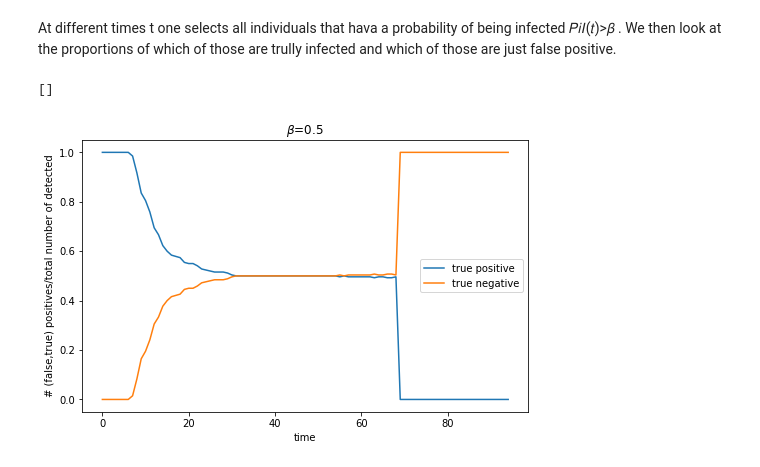
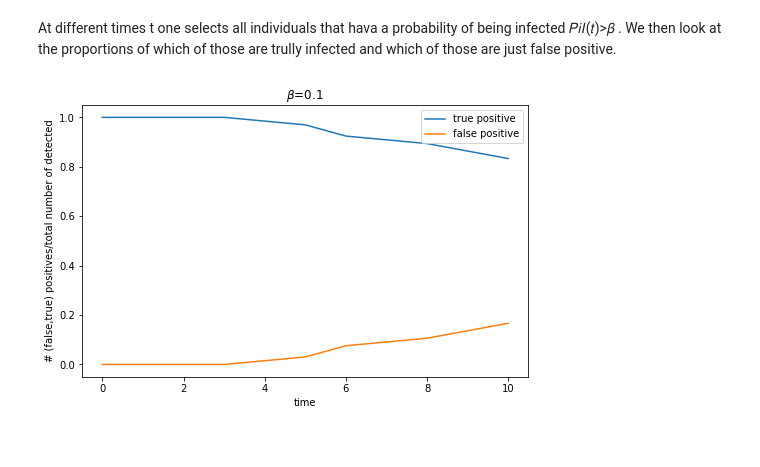
Before and after one commit to sphinxteam/sir_inference, a Jupyter notebook: Test_inference_Maria.ipynb, the cells around one changed output. Cells and saved outputs as stored; diff of their text form; code cells hidden in the pictures.

Commit message:
correct Test_inference_Maria.ipynb

```diff
--- a/Test_inference_Maria.ipynb
+++ b/Test_inference_Maria.ipynb
@@ -199,40 +199,43 @@ compare_individuals(100)
 # %% [markdown]
 At different times t one selects all individuals that hava a probability of being infected  𝑃𝑖𝐼(𝑡)>𝛽 . We then look at the proportions of which of those are trully infected and which of those are just false positive.
 # %%
+def get_false_positive(t,benchmark):
+    #individuals having high probability to be infected
+    ind = np.where(infer.probas[t, :, 1] >1-benchmark)[0]
+    if(len(ind)>0):
+        true_states=np.take(model.states[t],ind)
+        true_positive= true_states[true_states==1]
+        false_positive= true_states[true_states!=1]
+        return len(true_positive)/float(len(true_states)), len(false_positive)/float(len(true_states))
+    else:
+        return 0 , 0
 
-def false_positive(benchmark):
+def false_positive_plot(benchmark):
     fig, ax = plt.subplots(1,1,figsize=(8,5))
     #sees how many individuals have a high proba to be infected according to infer and how many of them trully are infected
     y_data_list=[[],[]]
     y_data_names=["true positive","false positive"]
     #barWidth=3
     toplot=[]
-    print(toplot)
-    for t in range(100):
-        #individuals having high probability to be infected
-        ind = np.where(infer.probas[t, :, 1] >1-benchmark)[0]
-        if(len(ind)>0):
+    for t in range(25):
+        #print(ind)
+        #individuals amoung those that are really infected
+        true_positive,false_positive=get_false_positive(t,benchmark)
+        if true_positive>0 or false_positive>0:
+            #print(false_positive)
             toplot.append(t)
-            #print(ind)
-            #individuals amoung those that are really infected
-            true_states=np.take(model.states,ind)
-            true_positive= true_states[true_states==1]
-            #print(len(true_states))
-            false_positive= true_states[true_states!=1]
-            #print(false_positive)
-            y_data_list[0].append(len(true_positive)/float(len(true_states)))
-            y_data_list[1].append(len(false_positive)/float(len(true_states)))
+            y_data_list[0].append(true_positive)
+            y_data_list[1].append(false_positive)
     colors=["C0","C1"]
         #individuals amoung those that are not infected
     #stackedbarplot(toplot,y_data_list, colors,y_data_names=y_data_names,x_label="time",y_label="# (false,true) positives/total number of detected",title="$\\beta$="+str(benchmark),barWidth=barWidth)
     ax.plot(toplot,y_data_list[0],label="true positive")
     ax.set_xlabel("time")
     ax.set_ylabel("# (false,true) positives/total number of detected")
-    ax.plot(toplot,y_data_list[1],label="true negative")
+    ax.plot(toplot,y_data_list[1],label="false positive")
     ax.set_title("$\\beta$="+str(benchmark))
     ax.legend()
-# %%
-false_positive(0.5)
-# %% [output]
-[]
-[figure, removed]
+# %%
+false_positive_plot(0.1)
+# %% [output]
+[figure, added]
```
Also changed, not shown: parts of 5 cells of this notebook.
